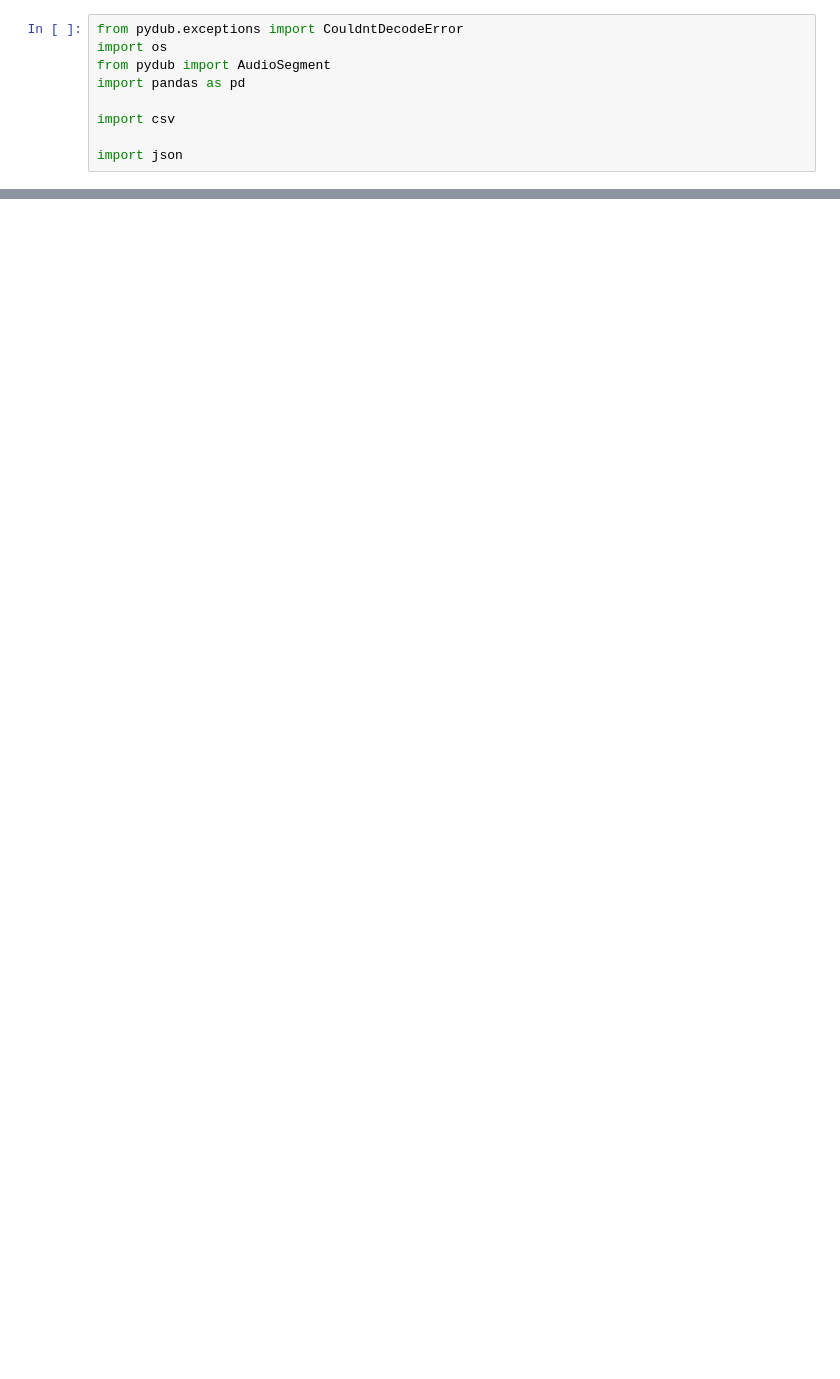
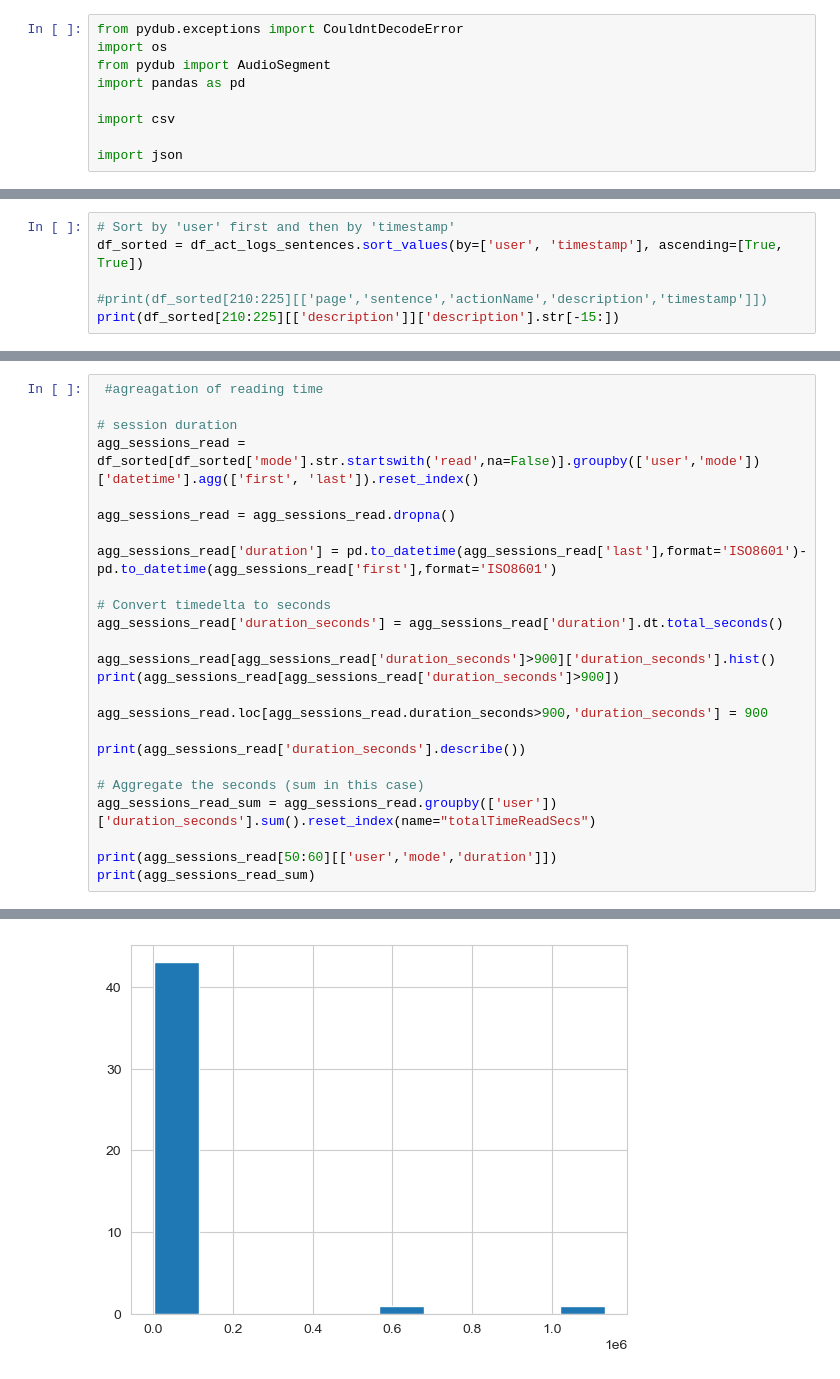
Before and after one commit to jordanbarriap/EMBRACE-data-analysis, a Jupyter notebook: summary_data_pitt.ipynb, the cells around one changed output, grey strips where cells are left out. Drawn from its saved outputs; the diff is of its cells as text; blank space fills up the shorter version.

```diff
--- a/summary_data_pitt.ipynb
+++ b/summary_data_pitt.ipynb
@@ -181,0 +444,6 @@ Get count of each family:
+# %%
+# Sort by 'user' first and then by 'timestamp'
+df_sorted = df_act_logs_sentences.sort_values(by=['user', 'timestamp'], ascending=[True, True])
+
+#print(df_sorted[210:225][['page','sentence','actionName','description','timestamp']])
+print(df_sorted[210:225][['description']]['description'].str[-15:])
@@ -181,0 +549,26 @@ Get count of each family:
+# %%
+ #agreagation of reading time
+
+# session duration
+agg_sessions_read = df_sorted[df_sorted['mode'].str.startswith('read',na=False)].groupby(['user','mode'])['datetime'].agg(['first', 'last']).reset_index()
+
+agg_sessions_read = agg_sessions_read.dropna()
+
+agg_sessions_read['duration'] = pd.to_datetime(agg_sessions_read['last'],format='ISO8601')-pd.to_datetime(agg_sessions_read['first'],format='ISO8601')
+
+# Convert timedelta to seconds
+agg_sessions_read['duration_seconds'] = agg_sessions_read['duration'].dt.total_seconds()
+
+agg_sessions_read[agg_sessions_read['duration_seconds']>900]['duration_seconds'].hist()
+print(agg_sessions_read[agg_sessions_read['duration_seconds']>900])
+
+agg_sessions_read.loc[agg_sessions_read.duration_seconds>900,'duration_seconds'] = 900
+
+print(agg_sessions_read['duration_seconds'].describe())
+
+# Aggregate the seconds (sum in this case)
+agg_sessions_read_sum = agg_sessions_read.groupby(['user'])['duration_seconds'].sum().reset_index(name="totalTimeReadSecs")
+
+print(agg_sessions_read[50:60][['user','mode','duration']])
+print(agg_sessions_read_sum)
+# %% [output]
@@ -181,0 +592 @@ Get count of each family:
+[figure, added]
```
Also changed, not shown: parts of 13 cells of this notebook, 2 other files.
